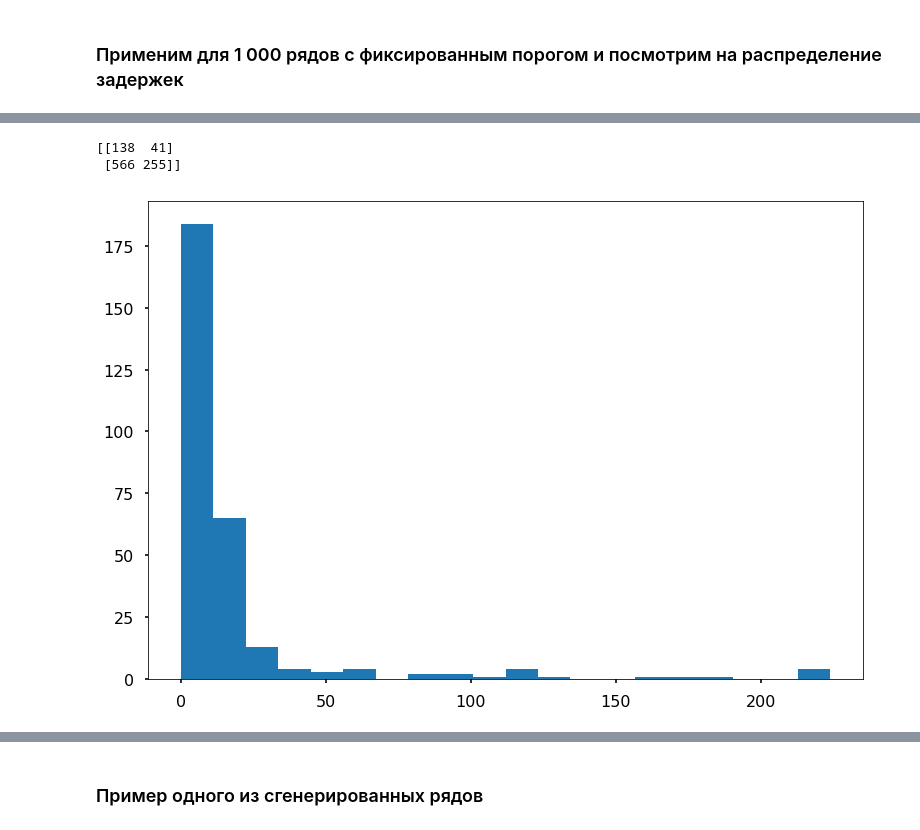
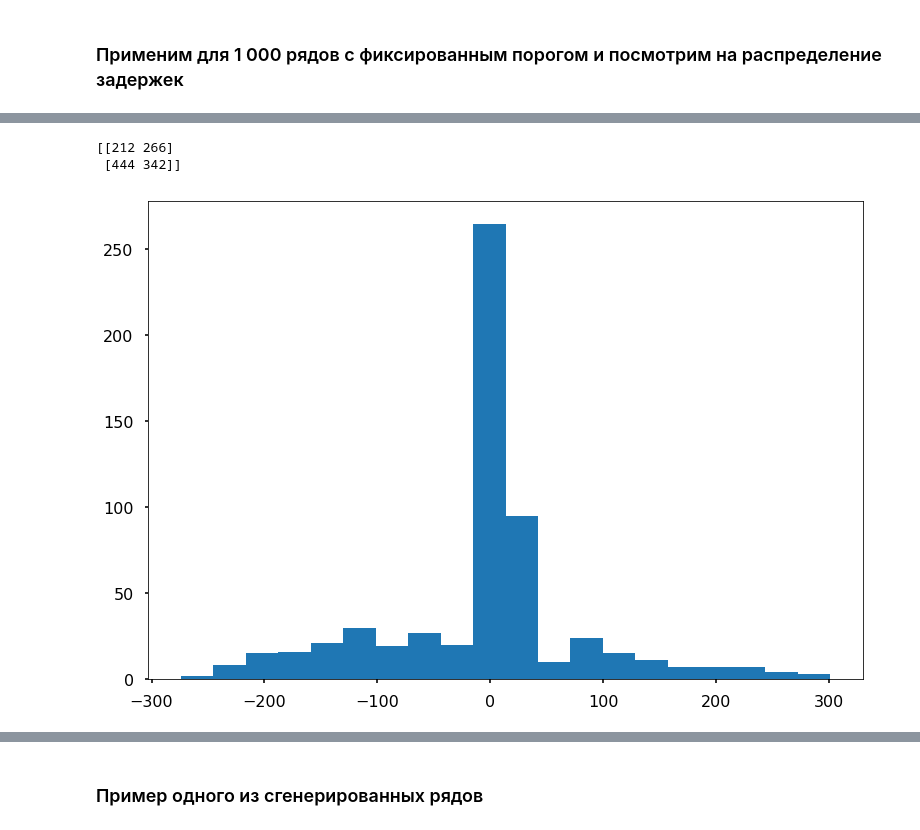
Before and after one commit to Klimmy/nir-ssa, a Jupyter notebook: 3rd semester/Data generating.ipynb, the cells around one changed output, grey strips where cells are left out. Cells and saved outputs as stored; diff of their text form; code cells hidden in the pictures.

Commit message:
fixes
Fixed bugs
ROC for approximation is calculated correctly

```diff
--- a/3rd semester/Data generating.ipynb
+++ b/3rd semester/Data generating.ipynb
@@ -44,7 +44,7 @@ def data_generator(ts_length = 400, points_to_skip = 48, random_seed = None, cp_
     noise = np.random.normal(0,1,ts_length)
     signal = signal+noise
 
-    change_point = np.random.choice(np.arange(points_to_skip,ts_length),1)[0]
+    change_point = np.random.choice(np.arange(points_to_skip,ts_length-points_to_skip),1)[0]
     change_point = np.random.choice([None,change_point],1,p=[1-cp_prob,cp_prob])[0]
     change_point_value = np.random.normal(0,3,1)*np.random.choice([-1,1],1,)[0]
 
@@ -182,10 +188,13 @@ def sliding_window(data, size, stepsize=1, padded=False, axis=-1, copy=True):
     else:
         return strided
 # %%
-def approximation_mean(time_series, window, threshold=None, mode = 0):
+def approximation_mean(time_series, window, threshold=None):
 #     time_series = n p.array(time_series)
+
     if window%2 != 0:
         window += 1
+    if len(time_series) < window:
+        raise ValueError("Time series has to be not shorter than window size")
     half_window = int(window/2)
     result = [np.nan]*(window-1)
     norm = np.sum((time_series[0:window] - np.mean(time_series[0:window]))**2)
@@ -207,10 +216,10 @@ def approximation_mean(time_series, window, threshold=None, mode = 0):
 def cp_detection(cost_values, threshold):
     temp_list = [cost_value > threshold for cost_value in cost_values]
     if np.sum(temp_list) > 0:
-        cp_value = [cost_value > threshold for cost_value in cost_values].index(True)
+        cp_index = [cost_value > threshold for cost_value in cost_values].index(True)
     else:
-        cp_value = None
-    return(cp_value)
+        cp_index = None
+    return(cp_index)
 # %% [markdown]
 Проверка, что быстрый метод работает корректно
 # %%
@@ -262,13 +271,23 @@ def cp_quality(actual, predicted, max_delay = 24):
 # %% [markdown]
 ### Применим для 1 000 рядов с фиксированным порогом и посмотрим на распределение задержек
 # %%
-%%time
-act, pred = [], []
-for i in range(1000):
-    generated = data_generator(cp_prob = 0.8, is_multiplicative = True)
-    cp_1 = approximation_mean(generated[0], 48)
-    cp_2 = cp_detection(cp_1, 0.15)
-    act.append(generated[1])
-    pred.append(cp_2)
+# %%time
+# act, pred = [], []
+# for i in range(1000):
+#     while breaker:
+#         generated = data_generator(cp_prob = 0.8, is_multiplicative = True)
+#         cp_1 = approximation_mean(generated[0], 48)
+#         cp_2 = cp_detection(cp_1, 0.15)
+#         pred.append(cp_2)
+#         act.append(generated[1])
 
-cp_result = cp_quality(act, pred, 24)
+
+#     generated_part = generated[0]
+#     generated_part = generated_part[cp_2:]
+#     cp_1 = approximation_mean(generated[0], 48)
+#     cp_2 = cp_detection(cp_1, 0.15)
+#     pred.append(cp_2)
+#     act.append(generated[1])
+
+
+# cp_result = cp_quality(act, pred, 24)
@@ -277,9 +399,13 @@ Wall time: 1.17 s
 # %%
+%%time
+actual, predicted= cp_detection_modeling(iterations = 1000, _threshold = 0.25)
+
+cp_result = cp_quality(actual, predicted, 48)
 print(cp_result[0])
 
 plt.hist(cp_result[1], bins = 20)
 plt.show()
 # %% [output]
-[[138  41]
- [566 255]]
+[[212 266]
+ [444 342]]
-[figure, old version]
+[figure, new version]
```
Also changed, not shown: parts of 55 cells of this notebook.
